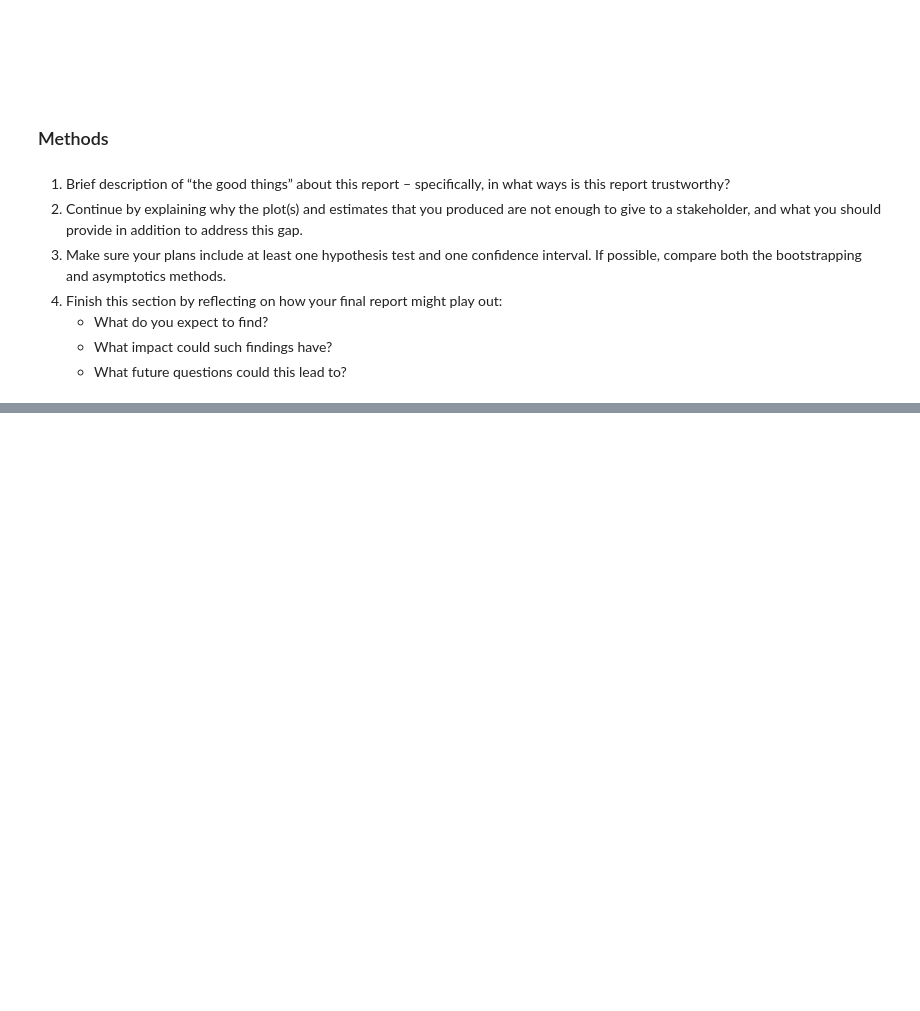
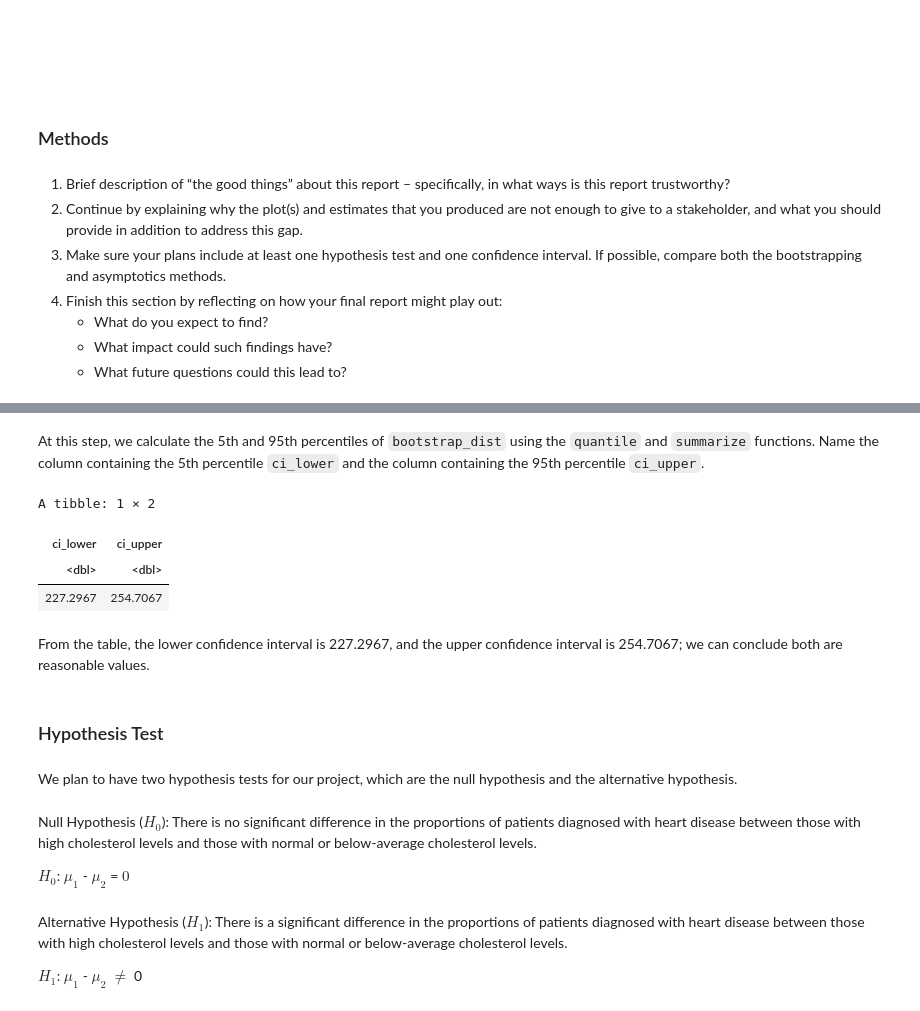
Before and after one commit to Kaylan-W/heart-disease-stat-201, a Jupyter notebook: Project_proposal.ipynb, the cells around one changed output, grey strips where cells are left out. Saved outputs shown, nothing was run; the diff lists cells and outputs as text; code cells hidden in the pictures; blank space fills up the shorter version.

```diff
--- a/Project_proposal.ipynb
+++ b/Project_proposal.ipynb
@@ -192,0 +210,26 @@ We will use the Heart Disease dataset with 14 attributes such as age, sex, cp, t
+# %% [markdown]
+At this step, we calculate the 5th and 95th percentiles of `bootstrap_dist` using the `quantile` and `summarize` functions. Name the column containing the 5th percentile `ci_lower` and the column containing the 95th percentile `ci_upper`.
+# %%
+ci <- bootstrap_dist %>%
+summarize(ci_lower = quantile(mean_cholesterol, 0.05),
+          ci_upper = quantile(mean_cholesterol, 0.95))
+head(ci)
+# %% [output]
+A tibble: 1 × 2
+| ci_lower | ci_upper |
+| <dbl> | <dbl> |
+| 227.2967 | 254.7067 |
+# %% [markdown]
+From the table, the lower confidence interval is 227.2967, and the upper confidence interval is 254.7067; we can conclude both are reasonable values.
+# %% [markdown]
+### Hypothesis Test
+# %% [markdown]
+We plan to have two hypothesis tests for our project, which are the null hypothesis and the alternative hypothesis.
+# %% [markdown]
+Null Hypothesis ($H_0$): There is no significant difference in the proportions of patients diagnosed with heart disease between those with high cholesterol levels and those with normal or below-average cholesterol levels.
+
+$H_0$: $\mu_1$ - $\mu_2$ = $0$
+# %% [markdown]
+Alternative Hypothesis ($H_1$): There is a significant difference in the proportions of patients diagnosed with heart disease between those with high cholesterol levels and those with normal or below-average cholesterol levels.
+
+$H_1$: $\mu_1$ - $\mu_2$ $\neq$ 0
```
Also changed, not shown: parts of 16 cells of this notebook.
